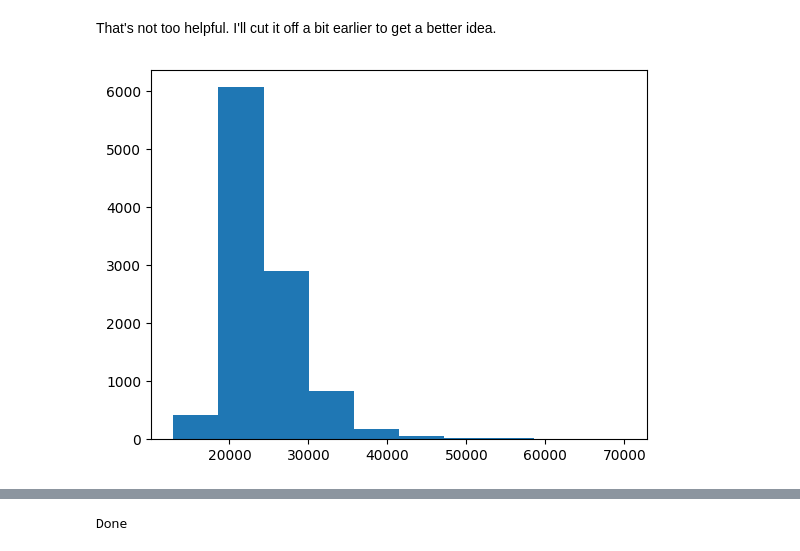
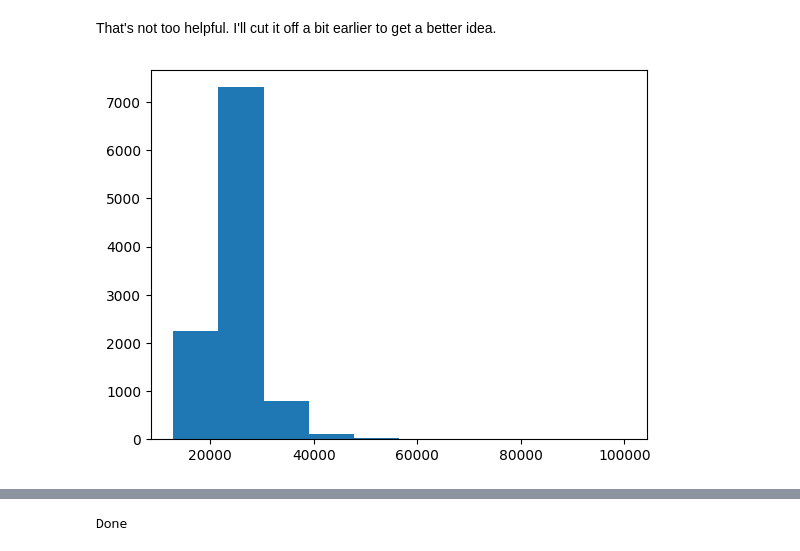
Before and after one commit to blortle-dev/data-science-lasa, a Jupyter notebook: Unit 6/ColiDicaU6Proj.ipynb, the cells around one changed output, grey strips where cells are left out. Cells and saved outputs as stored; diff of their text form; code cells hidden in the pictures.

```diff
--- a/Unit 6/ColiDicaU6Proj.ipynb
+++ b/Unit 6/ColiDicaU6Proj.ipynb
@@ -62,7 +58,7 @@ plt.show()
 # %% [markdown]
 That's not too helpful. I'll cut it off a bit earlier to get a better idea.
 # %%
-plt.hist(x=x_axis, range=(x_axis.min(), 70000))
+plt.hist(x=x_axis, range=(x_axis.min(), 100000))
 plt.show()
 # %% [output]
-[figure, old version]
+[figure, new version]
```
Also changed, not shown: parts of 17 cells of this notebook.
